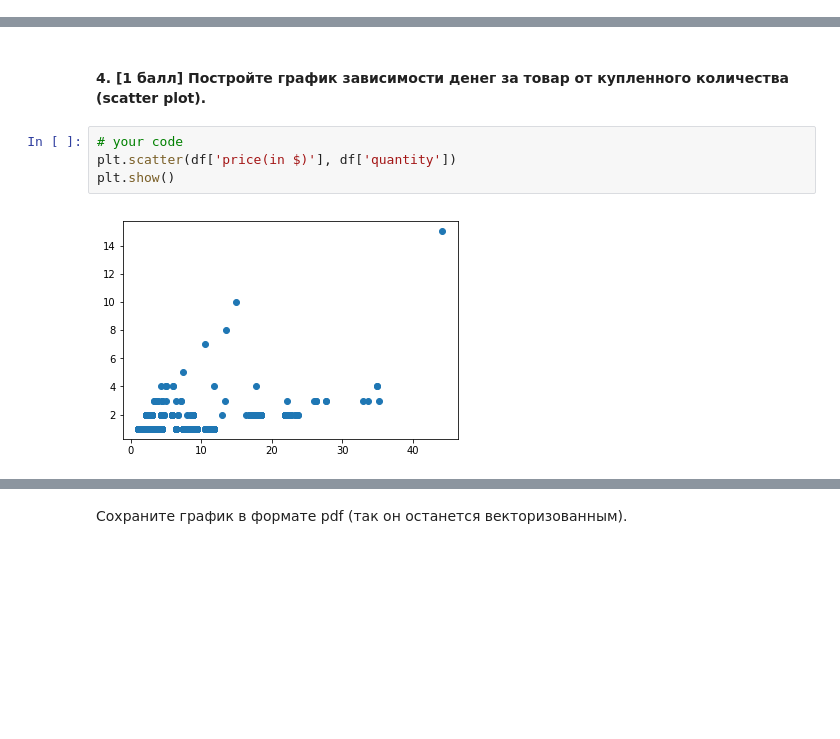
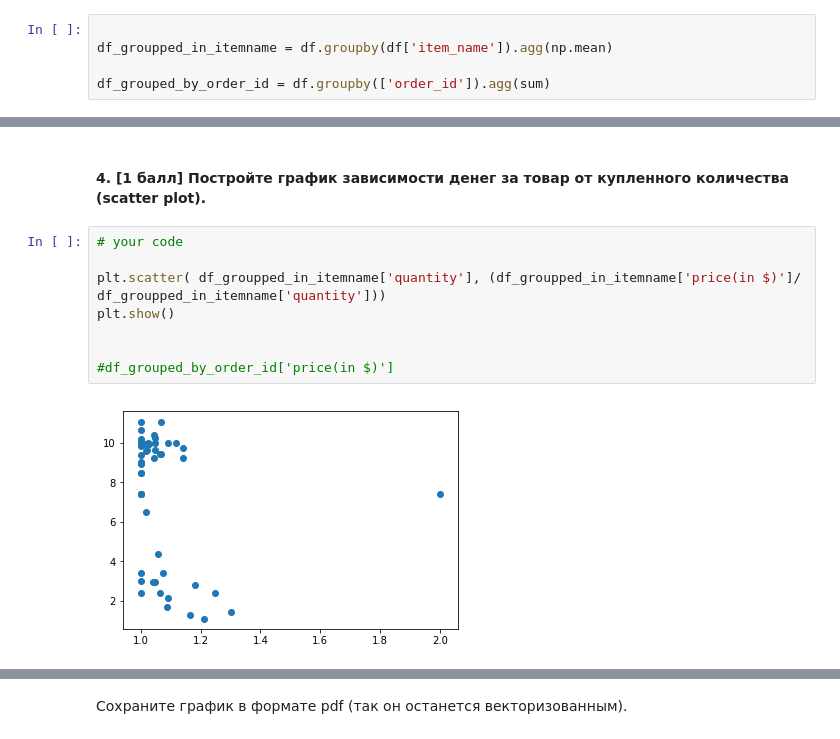
Before and after one commit to hse-mlearn/ha-01-Nikolaykuznetsovv, a Jupyter notebook: homework-practice-01.ipynb, the cells around one changed output, grey strips where cells are left out. Drawn from its saved outputs; the diff is of its cells as text; blank space fills up the shorter version.

```diff
--- a/homework-practice-01.ipynb
+++ b/homework-practice-01.ipynb
@@ -329,0 +320,5 @@ TypeError: cannot convert the series to <class 'int'>
+# %%
+
+df_groupped_in_itemname = df.groupby(df['item_name']).agg(np.mean)
+
+df_grouped_by_order_id = df.groupby(['order_id']).agg(sum)
@@ -364,7 +390,11 @@ df1.head()
 #### 4. [1 балл] Постройте график зависимости денег за товар от купленного количества (scatter plot).
 # %%
 # your code
-plt.scatter(df['price(in $)'], df['quantity'])
+
+plt.scatter( df_groupped_in_itemname['quantity'], (df_groupped_in_itemname['price(in $)']/ df_groupped_in_itemname['quantity']))
 plt.show()
+
+
+#df_grouped_by_order_id['price(in $)']
 # %% [output]
-[figure, old version]
+[figure, new version]
```
Also changed, not shown: parts of 9 cells of this notebook, 1 other file.
